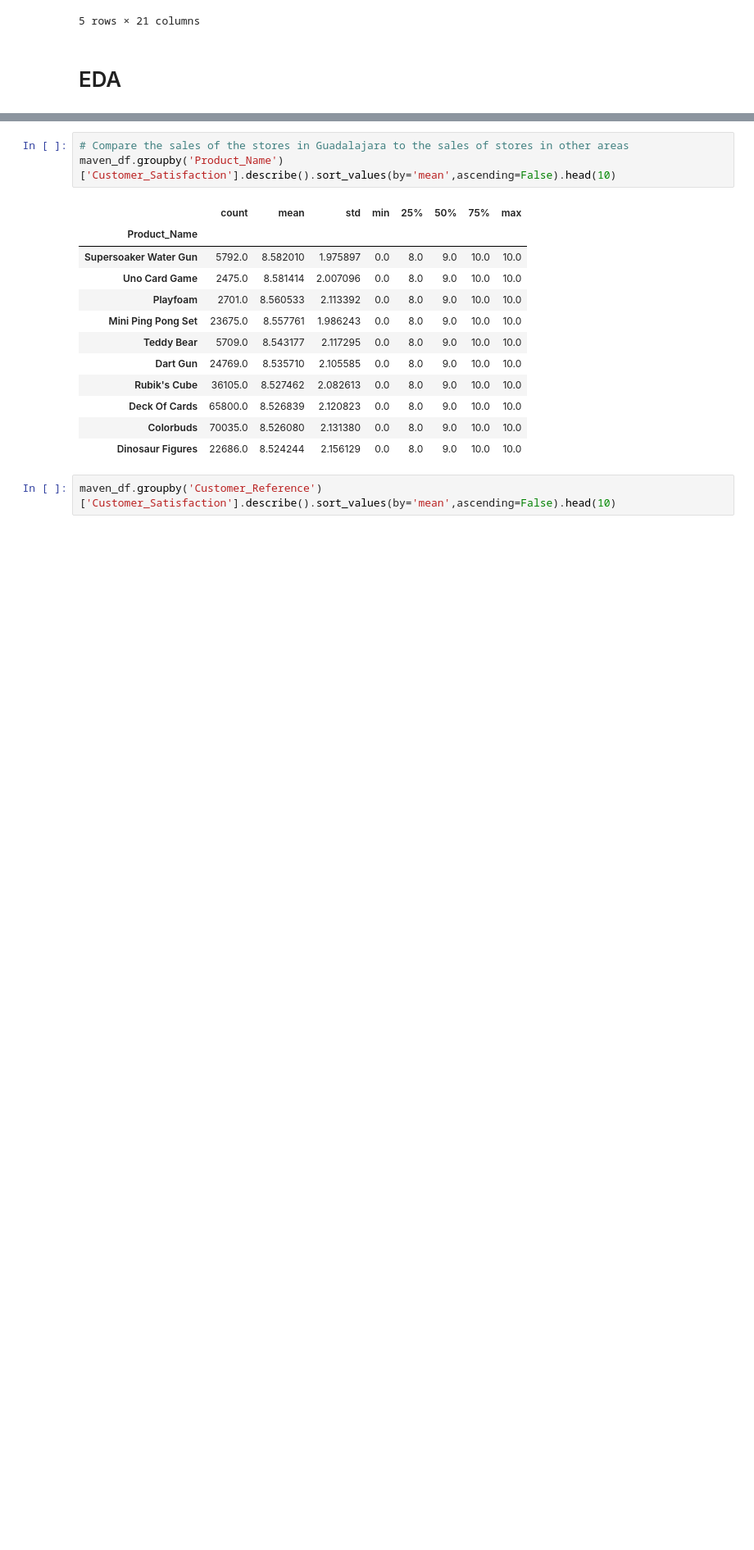
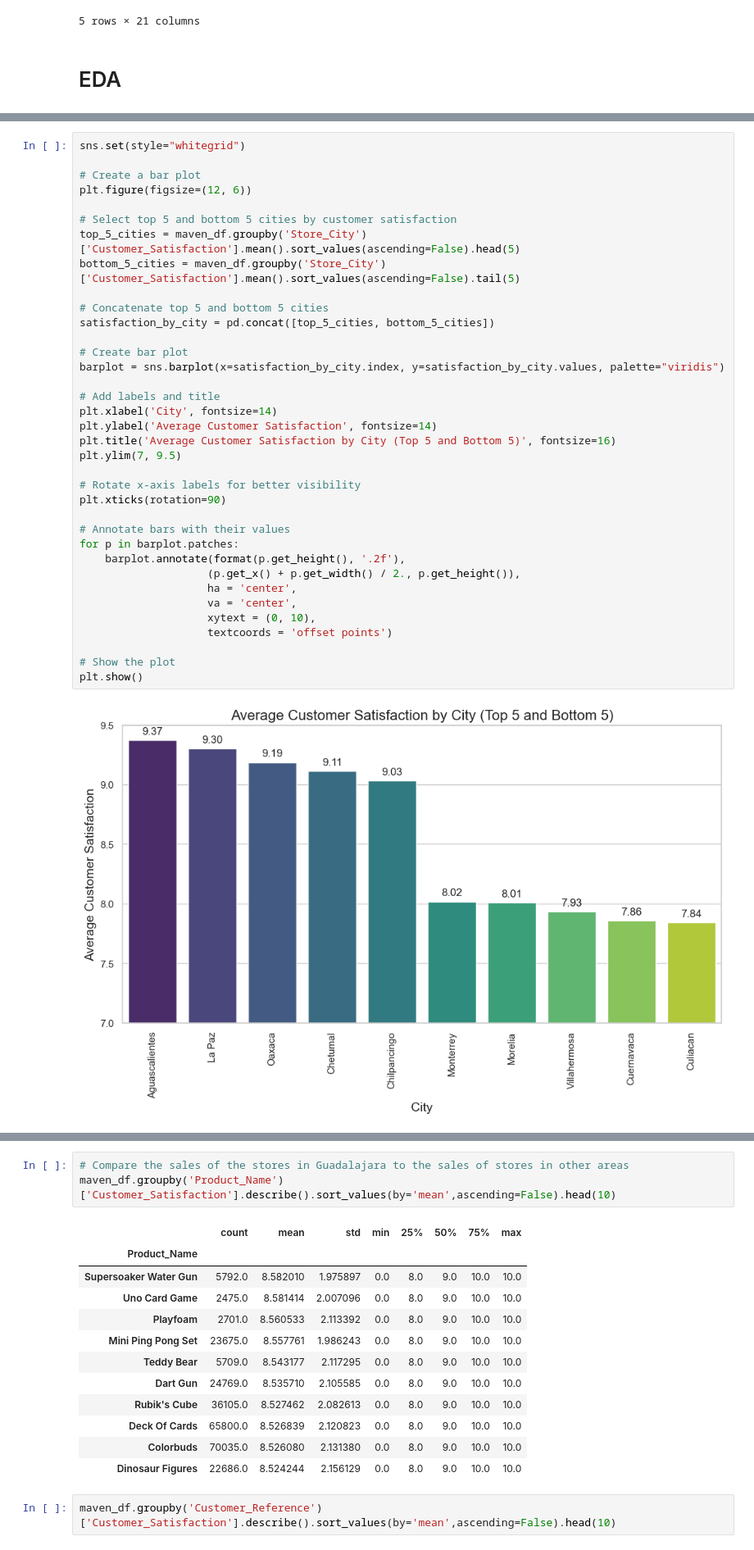
Before and after one commit to tianlan8/maven_toys_analysis, a Jupyter notebook: Maven_Toys_Data_Analysis.ipynb, the cells around one changed output, grey strips where cells are left out. Shown: that part at 82% size. Saved outputs shown, nothing was run; the diff lists cells and outputs as text; blank space fills up the shorter version.

```diff
--- a/Maven_Toys_Data_Analysis.ipynb
+++ b/Maven_Toys_Data_Analysis.ipynb
@@ -194 +211,39 @@ maven_df.groupby('Product_Name')['Customer_Satisfaction'].describe().sort_values
+# %%
+sns.set(style="whitegrid")
+
+# Create a bar plot
+plt.figure(figsize=(12, 6))
+
+# Select top 5 and bottom 5 cities by customer satisfaction
+top_5_cities = maven_df.groupby('Store_City')['Customer_Satisfaction'].mean().sort_values(ascending=False).head(5)
+bottom_5_cities = maven_df.groupby('Store_City')['Customer_Satisfaction'].mean().sort_values(ascending=False).tail(5)
+
+# Concatenate top 5 and bottom 5 cities
+satisfaction_by_city = pd.concat([top_5_cities, bottom_5_cities])
+
+# Create bar plot
+barplot = sns.barplot(x=satisfaction_by_city.index, y=satisfaction_by_city.values, palette="viridis")
+
+# Add labels and title
+plt.xlabel('City', fontsize=14)
+plt.ylabel('Average Customer Satisfaction', fontsize=14)
+plt.title('Average Customer Satisfaction by City (Top 5 and Bottom 5)', fontsize=16)
+plt.ylim(7, 9.5)
+
+# Rotate x-axis labels for better visibility
+plt.xticks(rotation=90)
+
+# Annotate bars with their values
+for p in barplot.patches:
+    barplot.annotate(format(p.get_height(), '.2f'),
+                    (p.get_x() + p.get_width() / 2., p.get_height()),
+                    ha = 'center',
+                    va = 'center',
+                    xytext = (0, 10),
+                    textcoords = 'offset points')
+
+# Show the plot
+plt.show()
+# %% [output]
+[figure, added]
 # %%
```
Also changed, not shown: parts of 15 cells of this notebook.
